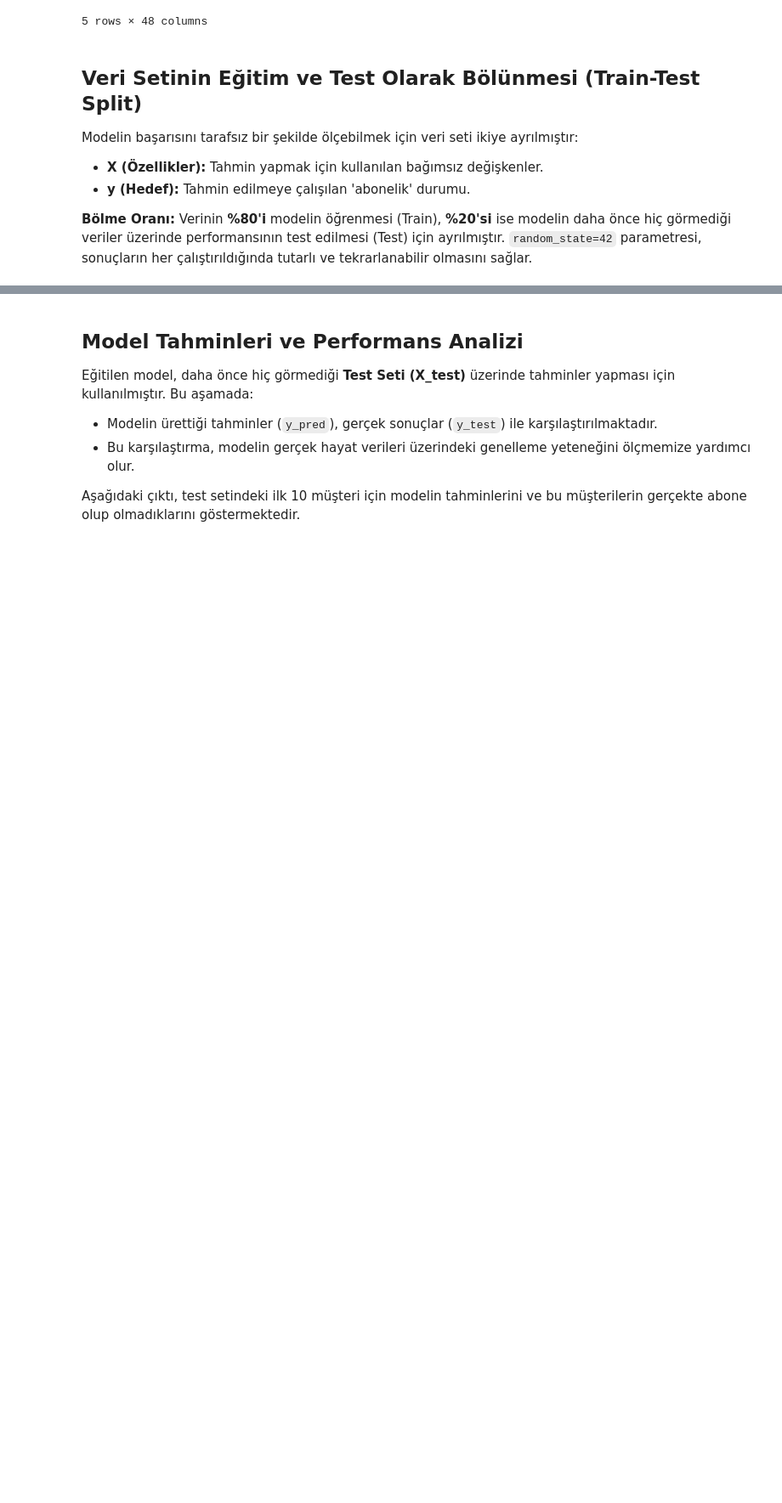
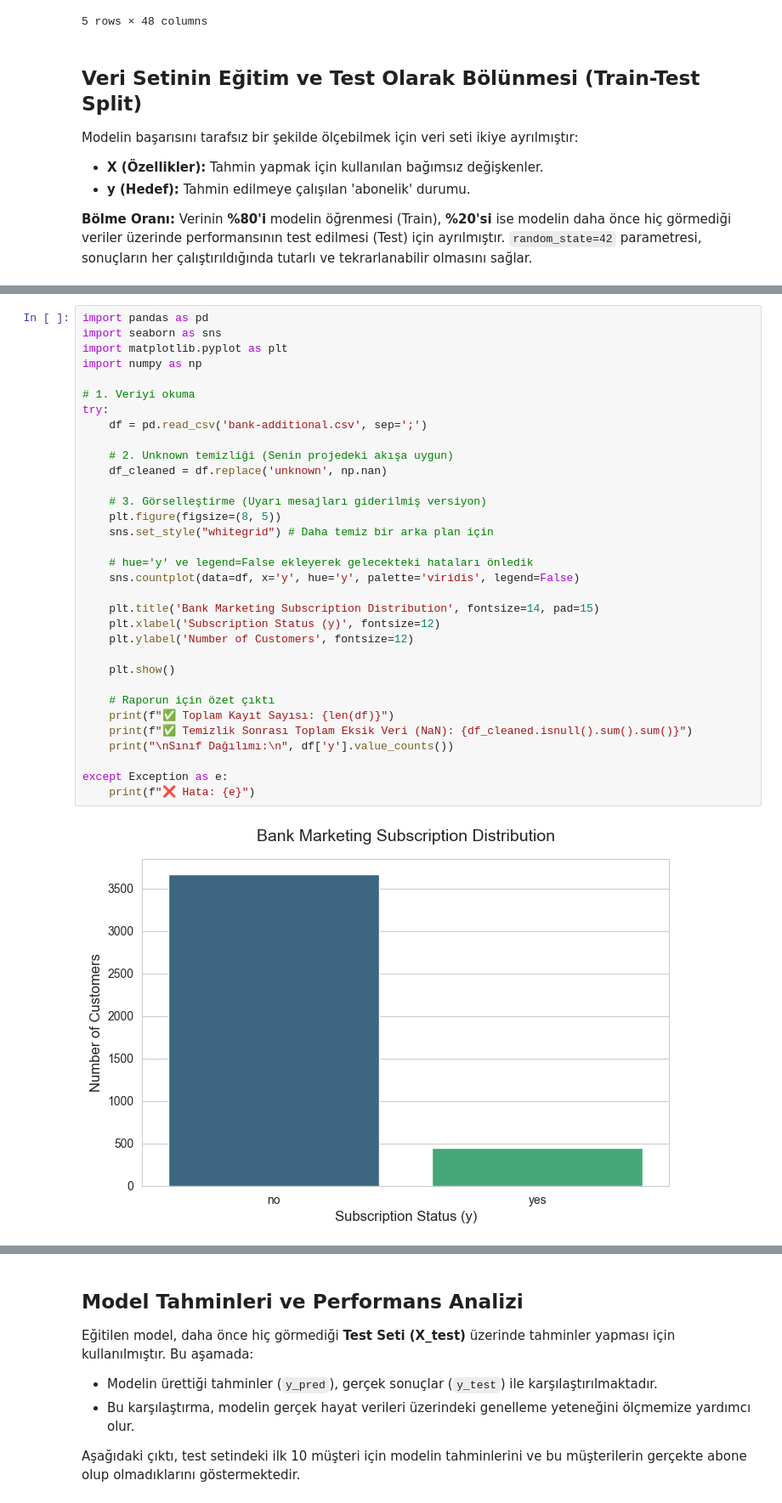
Before and after one commit to denizgures1282-cmd/bank-marketing-project, a Jupyter notebook: project.ipynb, the cells around one changed output, grey strips where cells are left out. Shown at 85% size. Drawn from its saved outputs; the diff is of its cells as text; blank space fills up the shorter version.

```diff
--- a/project.ipynb
+++ b/project.ipynb
@@ -155,0 +205,35 @@ Test seti boyutu: (618, 47)
+# %%
+import pandas as pd
+import seaborn as sns
+import matplotlib.pyplot as plt
+import numpy as np
+
+# 1. Veriyi okuma
+try:
+    df = pd.read_csv('bank-additional.csv', sep=';')
+
+    # 2. Unknown temizliği (Senin projedeki akışa uygun)
+    df_cleaned = df.replace('unknown', np.nan)
+
+    # 3. Görselleştirme (Uyarı mesajları giderilmiş versiyon)
+    plt.figure(figsize=(8, 5))
+    sns.set_style("whitegrid") # Daha temiz bir arka plan için
+
+    # hue='y' ve legend=False ekleyerek gelecekteki hataları önledik
+    sns.countplot(data=df, x='y', hue='y', palette='viridis', legend=False)
+
+    plt.title('Bank Marketing Subscription Distribution', fontsize=14, pad=15)
+    plt.xlabel('Subscription Status (y)', fontsize=12)
+    plt.ylabel('Number of Customers', fontsize=12)
+
+    plt.show()
+
+    # Raporun için özet çıktı
+    print(f"✅ Toplam Kayıt Sayısı: {len(df)}")
+    print(f"✅ Temizlik Sonrası Toplam Eksik Veri (NaN): {df_cleaned.isnull().sum().sum()}")
+    print("\nSınıf Dağılımı:\n", df['y'].value_counts())
+
+except Exception as e:
+    print(f"❌ Hata: {e}")
+# %% [output]
+[figure, added]
```
Also changed, not shown: parts of 22 cells of this notebook.
